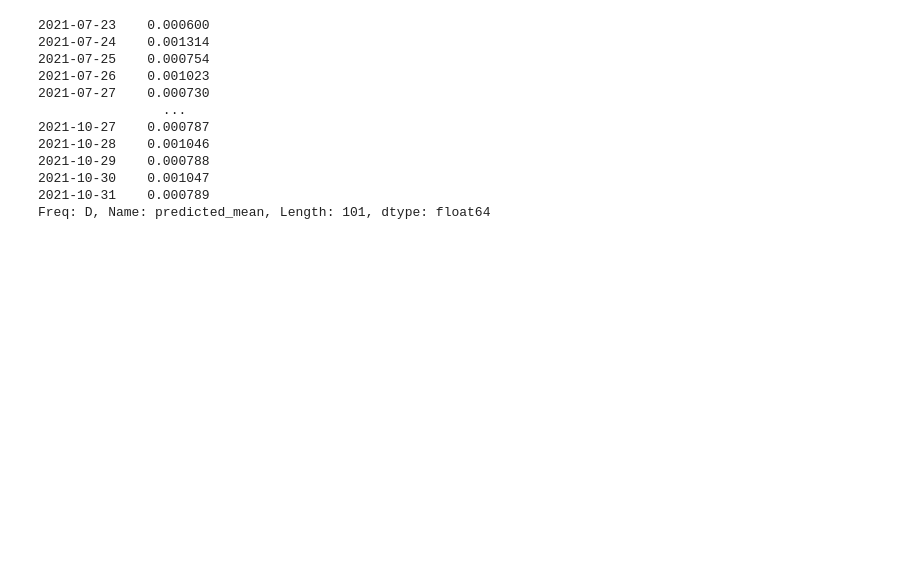
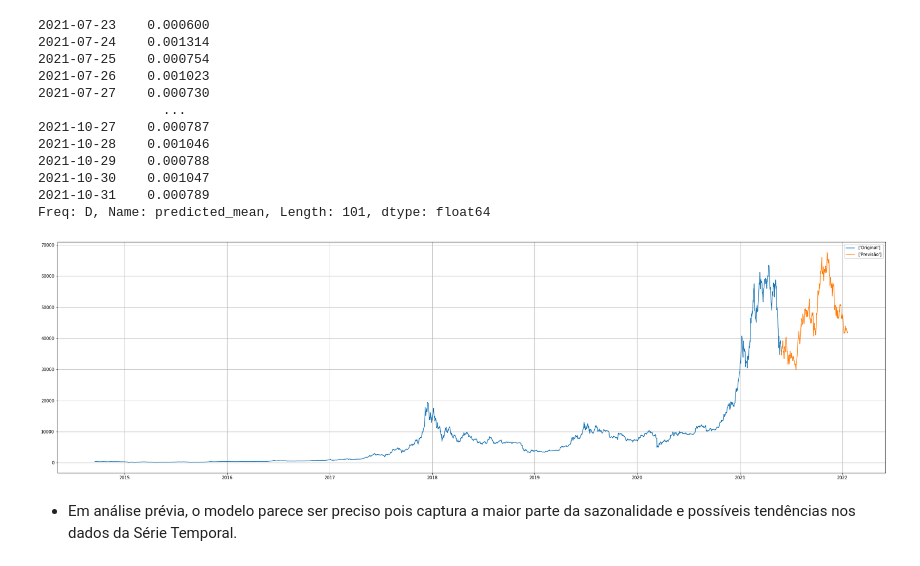
Before and after one commit to luanzitto/BitCoin_forecast, a Jupyter notebook: InitialExploration.ipynb, the cells around one changed output. Drawn from its saved outputs; the diff is of its cells as text; code cells hidden in the pictures; blank space fills up the shorter version.

Commit message:
Finalização do projeto com utilização do modelo previamente treinado para prever os preços da Criptomoeda BTC

```diff
--- a/InitialExploration.ipynb
+++ b/InitialExploration.ipynb
@@ -330,3 +330,26 @@ Ar.predict(start=2500, end=2600, dynamic=True)
 2021-10-30    0.001047
 2021-10-31    0.000789
 Freq: D, Name: predicted_mean, Length: 101, dtype: float64
+# %%
+# Previsões futuras utilizando modelo previamente treinado
+
+datas_futuras=[df.index[-1] + DateOffset(months = x ) for x in range(0,24)]
+prev_df = pd.DataFrame(index= datas_futuras[1:], columns=df.columns)
+
+prev_df.tail()
+
+prev_df= pd.concat([df, prev_df])
+
+prev_df['Price'] += Ar.predict(start=0, end=2683, dynamic=True)
+
+#Plot Gráfico dos dados
+plt.figure(figsize=(35,10))
+plt.plot(prev_df['Price'][:-260], label=['Original'])
+plt.plot((prev_df['Price'][-260:] + (1.08* mm.mean()[0])),label=['Previsão'])
+plt.grid()
+plt.legend()
+plt.show()
+# %% [output]
+[figure, added]
+# %% [markdown]
+- Em análise prévia, o modelo parece ser preciso pois captura a maior parte da sazonalidade e possíveis tendências nos dados da Série Temporal.
```
Also changed, not shown: parts of 4 cells of this notebook.
